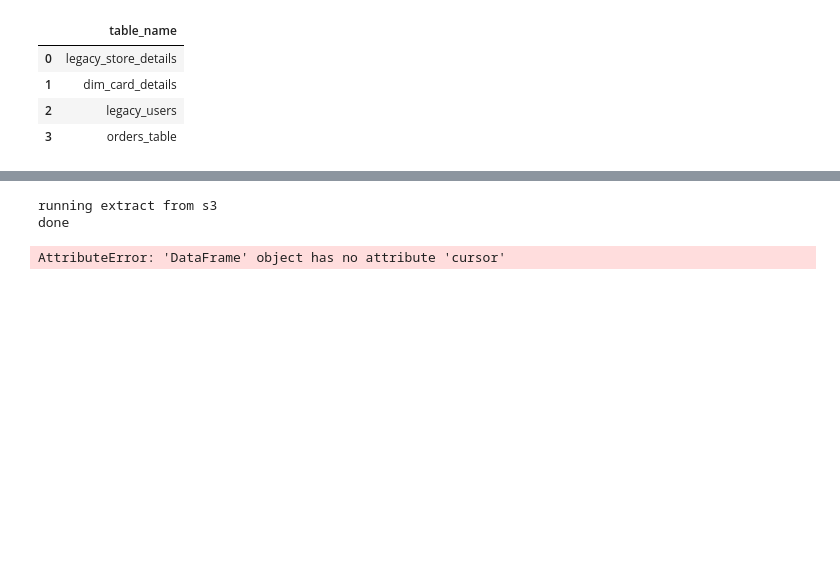
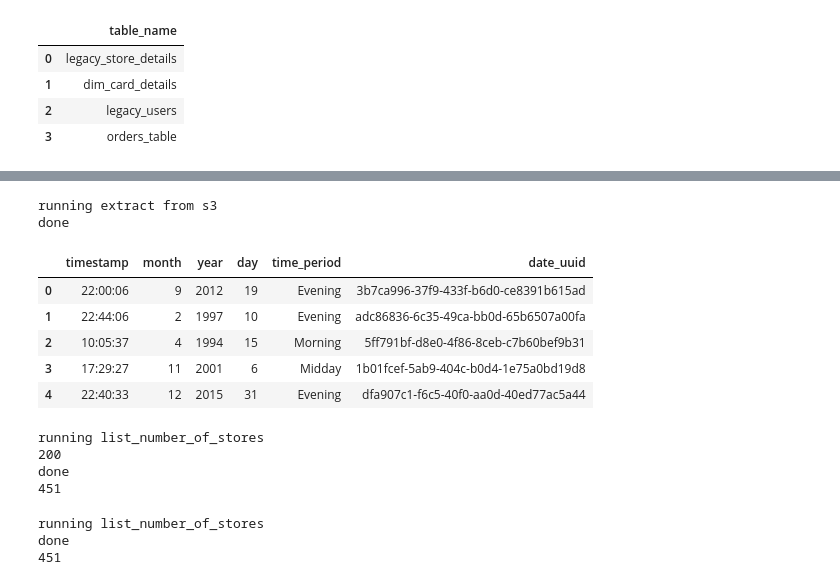
Before and after one commit to Lost-Crow23/multinational-retail-data-centralisation, a Jupyter notebook: scratch.ipynb, the cells around one changed output, grey strips where cells are left out. Drawn from its saved outputs; the diff is of its cells as text; code cells hidden in the pictures; blank space fills up the shorter version.

Commit message:
everyting done apart from readme

```diff
--- a/scratch.ipynb
+++ b/scratch.ipynb
@@ -148,11 +169,16 @@ running extract from s3
 # %%
 s3_address_1 = 'https://data-handling-public.s3.eu-west-1.amazonaws.com/date_details.json'
 df = extract_from_s3(address, s3_address_1)
 
-query = "SELECT * FROM date_details.json"
-result_df = pd.read_sql_query(query, df)
-df.head(20)
+# query = "SELECT * FROM date_details.json"
+# result_df = pd.read_sql_query(query, df)
+df.head()
 # %% [output]
 running extract from s3
 done
-AttributeError: 'DataFrame' object has no attribute 'cursor'
+|  | timestamp | month | year | day | time_period | date_uuid |
+| 0 | 22:00:06 | 9 | 2012 | 19 | Evening | 3b7ca996-37f9-433f-b6d0-ce8391b615ad |
+| 1 | 22:44:06 | 2 | 1997 | 10 | Evening | adc86836-6c35-49ca-bb0d-65b6507a00fa |
+| 2 | 10:05:37 | 4 | 1994 | 15 | Morning | 5ff791bf-d8e0-4f86-8ceb-c7b60bef9b31 |
+| 3 | 17:29:27 | 11 | 2001 | 6 | Midday | 1b01fcef-5ab9-404c-b0d4-1e75a0bd19d8 |
+| 4 | 22:40:33 | 12 | 2015 | 31 | Evening | dfa907c1-f6c5-40f0-aa0d-40ed77ac5a44 |
@@ -158,0 +206,8 @@ AttributeError: 'DataFrame' object has no attribute 'cursor'
+# %%
+number_of_stores = list_number_of_stores()
+print(number_of_stores)
+# %% [output]
+running list_number_of_stores
+200
+done
+451
@@ -158,0 +225,7 @@ AttributeError: 'DataFrame' object has no attribute 'cursor'
+# %%
+number_of_stores = list_number_of_stores()
+print(number_of_stores)
+# %% [output]
+running list_number_of_stores
+done
+451
```
Also changed, not shown: parts of 8 cells of this notebook, 5 other files.
